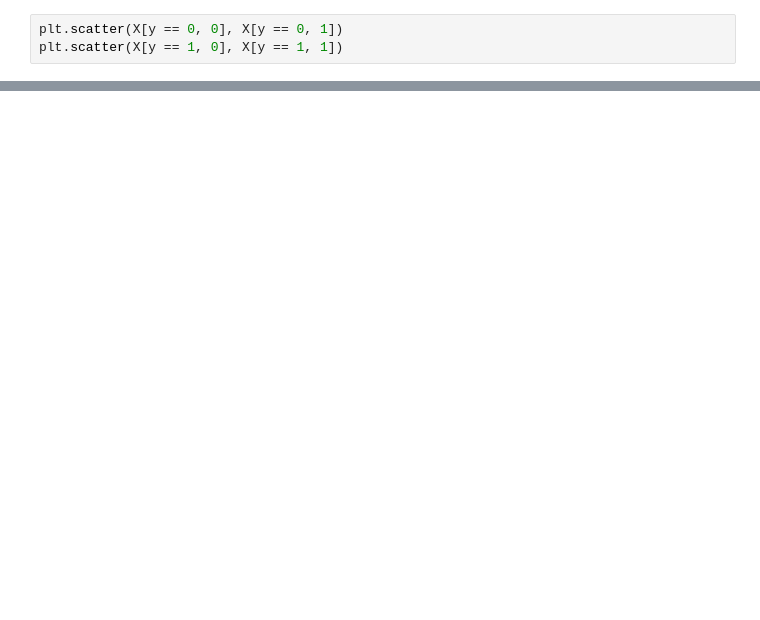
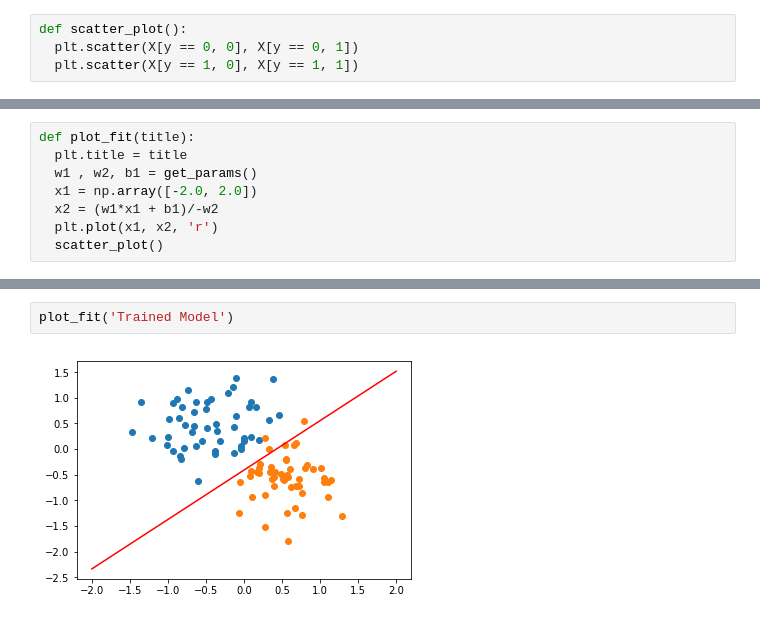
Before and after one commit to abhaysrivastav/Pytorch, a Jupyter notebook: Perceptorn.ipynb, the cells around one changed output, grey strips where cells are left out. Cells and saved outputs as stored; diff of their text form; blank space fills up the shorter version.

```diff
--- a/Perceptorn.ipynb
+++ b/Perceptorn.ipynb
@@ -14,3 +16,4 @@ y_data = torch.Tensor(y)
 # %%
-plt.scatter(X[y == 0, 0], X[y == 0, 1])
-plt.scatter(X[y == 1, 0], X[y == 1, 1])
+def scatter_plot():
+  plt.scatter(X[y == 0, 0], X[y == 0, 1])
+  plt.scatter(X[y == 1, 0], X[y == 1, 1])
@@ -19,0 +44,8 @@ plt.scatter(X[y == 1, 0], X[y == 1, 1])
+# %%
+def plot_fit(title):
+  plt.title = title
+  w1 , w2, b1 = get_params()
+  x1 = np.array([-2.0, 2.0])
+  x2 = (w1*x1 + b1)/-w2
+  plt.plot(x1, x2, 'r')
+  scatter_plot()
@@ -19,0 +95,4 @@ plt.scatter(X[y == 1, 0], X[y == 1, 1])
+# %%
+plot_fit('Trained Model')
+# %% [output]
+[figure, added]
```
Also changed, not shown: parts of 11 cells of this notebook.
